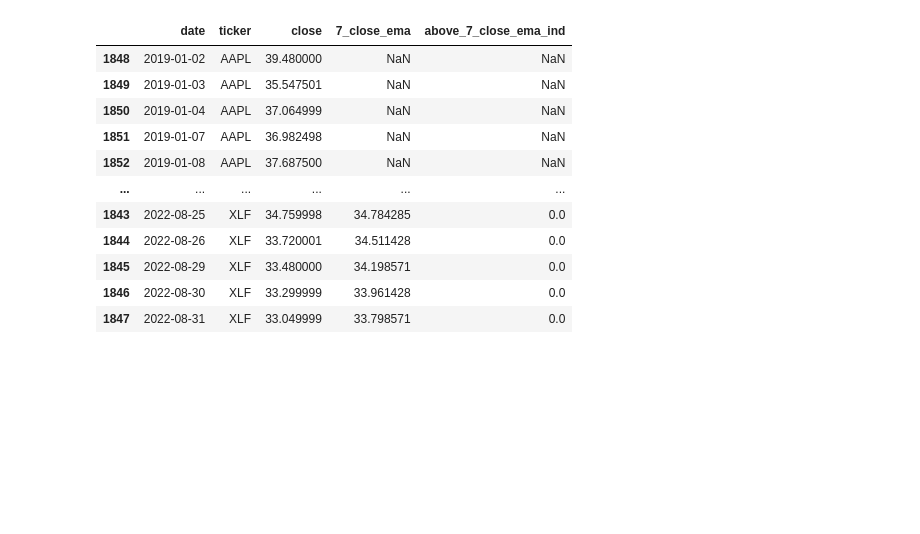
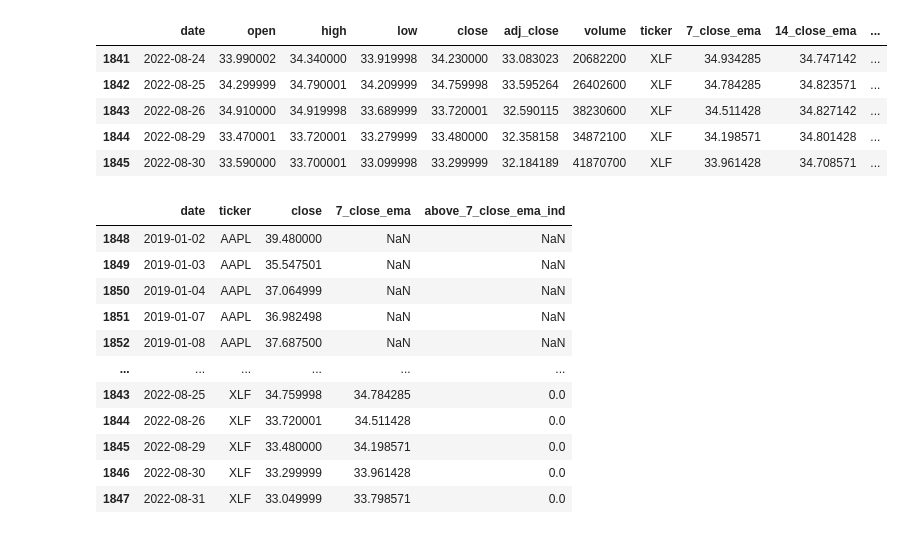
Before and after one commit to AlexDeshowitz/stock-classification-new, a Jupyter notebook: notebooks/Notebook_moving-averages.ipynb, the cells around one changed output. Saved outputs shown, nothing was run; the diff lists cells and outputs as text; code cells hidden in the pictures; blank space fills up the shorter version.

```diff
--- a/notebooks/Notebook_moving-averages.ipynb
+++ b/notebooks/Notebook_moving-averages.ipynb
@@ -277,0 +298,19 @@ global_parameters = {
+# %%
+test['upper_bollinger_band'] = test[str(parameters['moving_average_used']) + '_' + global_parameters['calculation_field'] + '_' + 'ema'] + \
+                                            (parameters['number_of_std'] * test[str(parameters['moving_average_used']) +'_' + global_parameters['calculation_field'] + '_' + 'std'])
+
+test['lower_bollinger_band'] = test[str(parameters['moving_average_used']) + '_' + global_parameters['calculation_field'] + '_' + 'ema'] - \
+                                            (parameters['number_of_std'] * test[str(parameters['moving_average_used']) +'_' + global_parameters['calculation_field'] + '_' + 'std'])
+# %%
+# test the functionality:
+test['bol_range'] = test['upper_bollinger_band'] - test['lower_bollinger_band']
+test['bol_range_pct'] = (test['upper_bollinger_band'] - test['lower_bollinger_band']) / test[global_parameters['calculation_field']]
+
+test.tail()
+# %% [output]
+|  | date | open | high | low | close | adj_close | volume | ticker | 7_close_ema | 14_close_ema | ... |
+| 1841 | 2022-08-24 | 33.990002 | 34.340000 | 33.919998 | 34.230000 | 33.083023 | 20682200 | XLF | 34.934285 | 34.747142 | ... |
+| 1842 | 2022-08-25 | 34.299999 | 34.790001 | 34.209999 | 34.759998 | 33.595264 | 26402600 | XLF | 34.784285 | 34.823571 | ... |
+| 1843 | 2022-08-26 | 34.910000 | 34.919998 | 33.689999 | 33.720001 | 32.590115 | 38230600 | XLF | 34.511428 | 34.827142 | ... |
+| 1844 | 2022-08-29 | 33.470001 | 33.720001 | 33.279999 | 33.480000 | 32.358158 | 34872100 | XLF | 34.198571 | 34.801428 | ... |
+| 1845 | 2022-08-30 | 33.590000 | 33.700001 | 33.099998 | 33.299999 | 32.184189 | 41870700 | XLF | 33.961428 | 34.708571 | ... |
```
Also changed, not shown: parts of 7 cells of this notebook, 1 other file.
